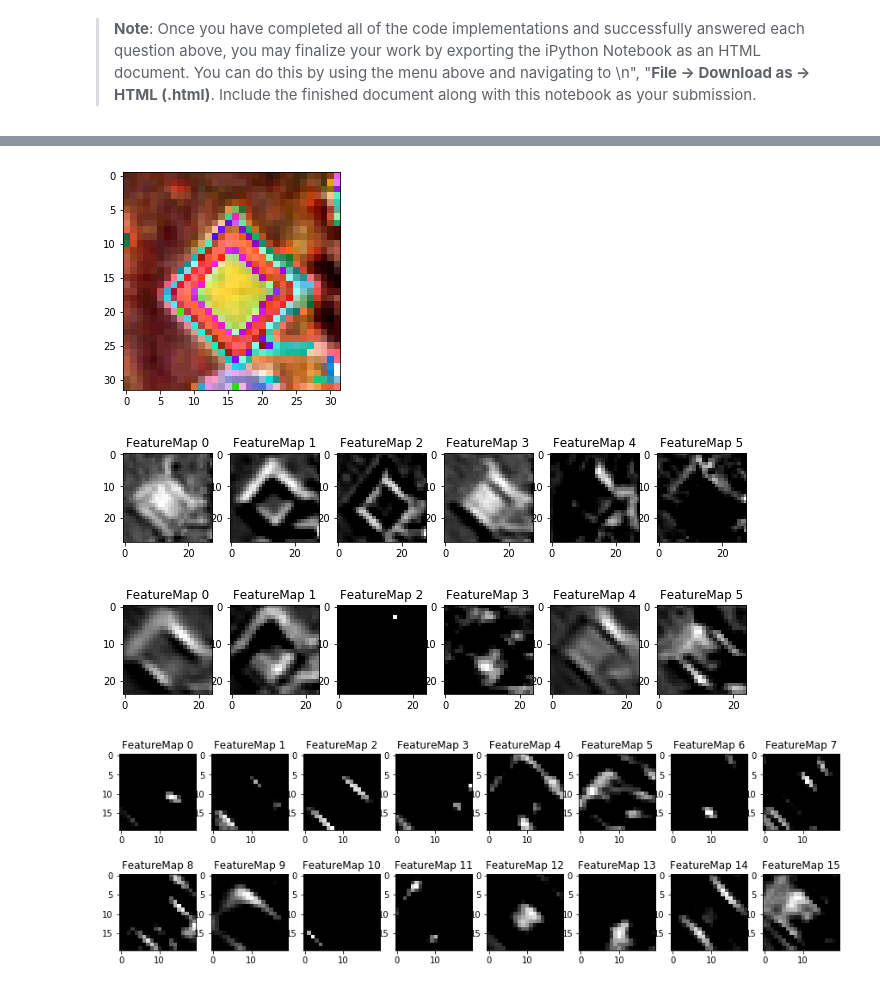
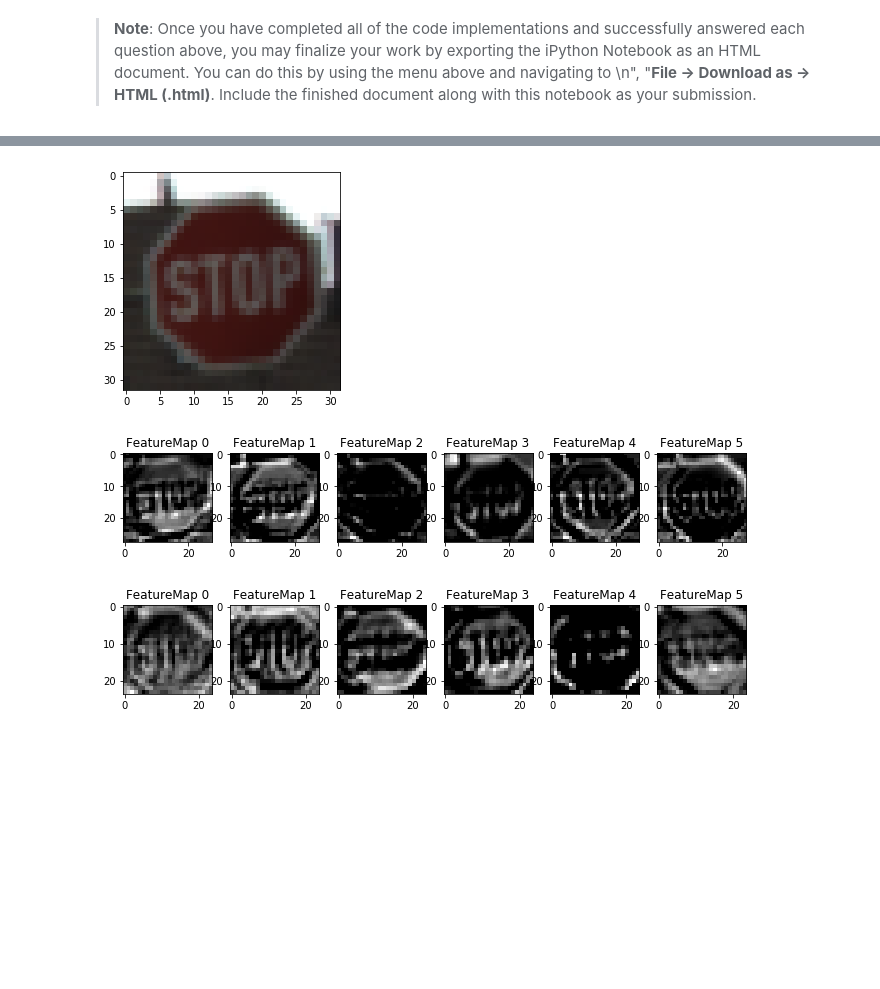
Before and after one commit to satori-stan/CarND-Traffic-Sign-Classifier-Project, a Jupyter notebook: Traffic_Sign_Classifier.ipynb, the cells around one changed output, grey strips where cells are left out. Saved outputs shown, nothing was run; the diff lists cells and outputs as text; code cells hidden in the pictures; blank space fills up the shorter version.

```diff
--- a/Traffic_Sign_Classifier.ipynb
+++ b/Traffic_Sign_Classifier.ipynb
@@ -294,7 +294,7 @@ Distribution of examples per class after augmentation:
 from skimage import exposure
 
 def preprocess(X_data):
-    """Converts an image array (tensor) to grayscale, aplies contrast stretching and normalizes it."""
+    """Converts an image array (tensor) [to grayscale], aplies contrast stretching and normalizes it."""
     for i in range(X_data.shape[0]):
         p2, p98 = np.percentile(X_data[i], (2, 98)) # Calculate percentiles for each image
         X_data[i] = exposure.rescale_intensity(X_data[i], in_range=(p2, p98))
@@ -326,10 +326,14 @@ def LeNet(x, keep_prob):
     mu = 0
     sigma = 0.1
 
+    initializer = tf.contrib.layers.variance_scaling_initializer(factor=2.0, mode='FAN_IN', uniform=False)
+
     # SOLUTION: Layer 1: Convolutional. Input = 32x32x1. Output = 28x28x6.
-    conv1_W = tf.Variable(tf.truncated_normal(shape=(5, 5, 3, 6), mean = mu, stddev = sigma))
+    #conv1_W = tf.Variable(tf.truncated_normal(shape=(5, 5, 3, 6), mean = mu, stddev = sigma))
+    conv1_W = tf.Variable(initializer((5, 5, 3, 6)))
     conv1_b = tf.Variable(tf.zeros(6))
     conv1   = tf.nn.conv2d(x, conv1_W, strides=[1, 1, 1, 1], padding='VALID') + conv1_b
+    #conv1   = tf.nn.conv2d(x, conv1_W, strides=[1, 1, 1, 1], padding='SAME') + conv1_b
 
     # SOLUTION: Activation.
     conv1 = tf.nn.relu(conv1)
@@ -338,13 +342,20 @@ def LeNet(x, keep_prob):
     #conv1 = tf.nn.max_pool(conv1, ksize=[1, 2, 2, 1], strides=[1, 2, 2, 1], padding='VALID')
 
     # XXX: Sae 14x14x6
-    conv1a_W = tf.Variable(tf.truncated_normal(shape=(5, 5, 6, 6), mean = mu, stddev = sigma))
+    #conv1a_W = tf.Variable(tf.truncated_normal(shape=(5, 5, 6, 6), mean = mu, stddev = sigma))
+    conv1a_W = tf.Variable(initializer((5, 5, 6, 6)))
     conv1a_b = tf.Variable(tf.zeros(6))
     conv1a   = tf.nn.conv2d(conv1, conv1a_W, strides=[1, 1, 1, 1], padding='VALID') + conv1a_b
+    #conv1a   = tf.nn.conv2d(conv1, conv1a_W, strides=[1, 1, 1, 1], padding='SAME') + conv1a_b
     conv1a = tf.nn.relu(conv1a)
 
+    #conv1a = tf.concat(3, (conv1a, conv1))
+    #conv1a = tf.stack((conv1a, x), axis=-1)
+
     # SOLUTION: Layer 2: Convolutional. Output = 10x10x16.
-    conv2_W = tf.Variable(tf.truncated_normal(shape=(5, 5, 6, 16), mean = mu, stddev = sigma))
+    #conv2_W = tf.Variable(tf.truncated_normal(shape=(5, 5, 6, 16), mean = mu, stddev = sigma))
+    #conv2_W = tf.Variable(tf.truncated_normal(shape=(5, 5, 9, 16), mean = mu, stddev = sigma))
+    conv2_W = tf.Variable(initializer((5, 5, 6, 16)))
     conv2_b = tf.Variable(tf.zeros(16))
     conv2   = tf.nn.conv2d(conv1a, conv2_W, strides=[1, 1, 1, 1], padding='VALID') + conv2_b
 
@@ -359,7 +370,8 @@ def LeNet(x, keep_prob):
 
     # SOLUTION: Layer 3: Fully Connected. Input = 400. Output = 120.
     #fc1_W = tf.Variable(tf.truncated_normal(shape=(400, 120), mean = mu, stddev = sigma))
-    fc1_W = tf.Variable(tf.truncated_normal(shape=(1600, 120), mean = mu, stddev = sigma))
+    #fc1_W = tf.Variable(tf.truncated_normal(shape=(1600, 120), mean = mu, stddev = sigma))
+    fc1_W = tf.Variable(initializer((1600, 120)))
     fc1_b = tf.Variable(tf.zeros(120))
     fc1   = tf.matmul(fc0, fc1_W) + fc1_b
 
@@ -367,7 +379,8 @@ def LeNet(x, keep_prob):
     fc1    = tf.nn.dropout(tf.nn.relu(fc1), keep_prob)
 
     # SOLUTION: Layer 4: Fully Connected. Input = 120. Output = 84.
-    fc2_W  = tf.Variable(tf.truncated_normal(shape=(120, 84), mean = mu, stddev = sigma))
+    #fc2_W  = tf.Variable(tf.truncated_normal(shape=(120, 84), mean = mu, stddev = sigma))
+    fc2_W  = tf.Variable(initializer((120, 84)))
     fc2_b  = tf.Variable(tf.zeros(84))
     fc2    = tf.matmul(fc1, fc2_W) + fc2_b
 
@@ -375,7 +388,8 @@ def LeNet(x, keep_prob):
     fc2    = tf.nn.dropout(tf.nn.relu(fc2), keep_prob)
 
     # SOLUTION: Layer 5: Fully Connected. Input = 84. Output = 10.
-    fc3_W  = tf.Variable(tf.truncated_normal(shape=(84, n_classes), mean = mu, stddev = sigma))
+    #fc3_W  = tf.Variable(tf.truncated_normal(shape=(84, n_classes), mean = mu, stddev = sigma))
+    fc3_W  = tf.Variable(initializer((84, n_classes)))
     fc3_b  = tf.Variable(tf.zeros(n_classes))
     logits = tf.matmul(fc2, fc3_W) + fc3_b
 
@@ -712,7 +475,7 @@ training_operation = optimizer.minimize(loss_operation) #, global_step=global_st
 # %%
 # Operations to calculate accuracy of the model
 
-EPOCHS = 1200
+EPOCHS = 1000
 BATCH_SIZE = 256
 
 correct_prediction = tf.equal(tf.argmax(logits, 1), tf.argmax(one_hot_y, 1))
@@ -1020,18 +784,18 @@ def outputFeatureMap(image_input, tf_activation, activation_min=-1, activation_m
         else:
             plt.imshow(activation[0,:,:, featuremap], interpolation="nearest", cmap="gray")
 # %%
-plt.imshow(X_train[index])
+plt.imshow(image)
 plt.show()
+ppimage = preprocess(image)
 with tf.Session() as sess:
     saver.restore(sess, tf.train.latest_checkpoint('.'))
-    outputFeatureMap(np.expand_dims(X_train[index], axis=0), tf.get_default_graph().get_tensor_by_name("Relu:0"), plt_num=1)
-    outputFeatureMap(np.expand_dims(X_train[index], axis=0), tf.get_default_graph().get_tensor_by_name("Relu_1:0"), plt_num=2)
-    outputFeatureMap(np.expand_dims(X_train[index], axis=0), tf.get_default_graph().get_tensor_by_name("Relu_2:0"), plt_num=3)
+    outputFeatureMap(np.expand_dims(ppimage, axis=0), tf.get_default_graph().get_tensor_by_name("Relu:0"), plt_num=1)
+    outputFeatureMap(np.expand_dims(ppimage, axis=0), tf.get_default_graph().get_tensor_by_name("Relu_1:0"), plt_num=2)
+    outputFeatureMap(np.expand_dims(ppimage, axis=0), tf.get_default_graph().get_tensor_by_name("Relu_2:0"), plt_num=3)
 # %% [output]
-[figure, old version]
+[figure, new version]
-[figure, old version]
+[figure, new version]
-[figure, old version]
+[figure, new version]
-[figure, removed]
 # %%
 print([node.name for node in tf.get_default_graph().as_graph_def().node])
 # %%
```
Also changed, not shown: parts of 21 cells of this notebook.
